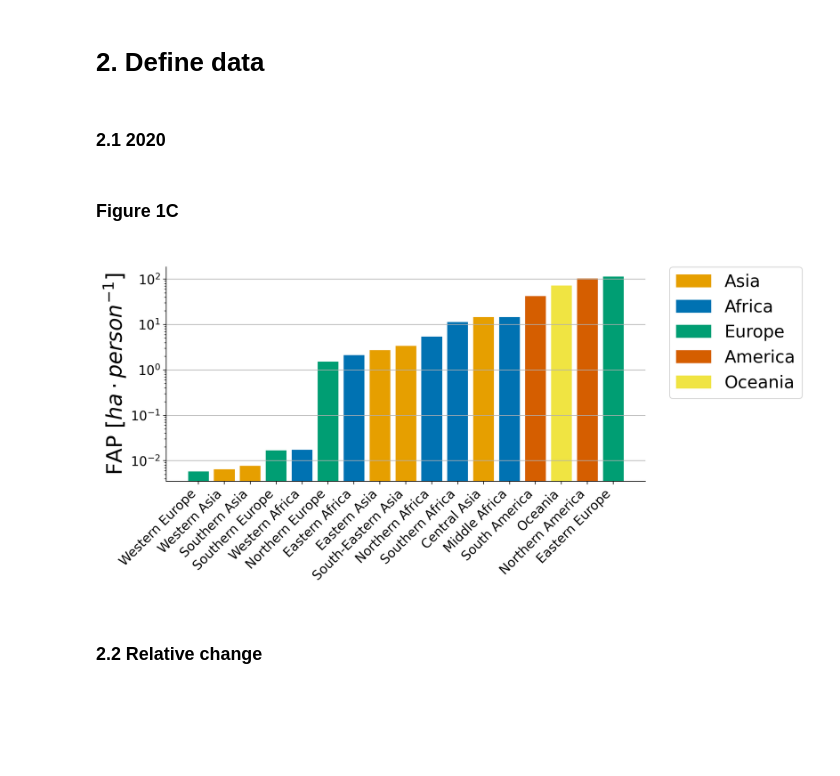
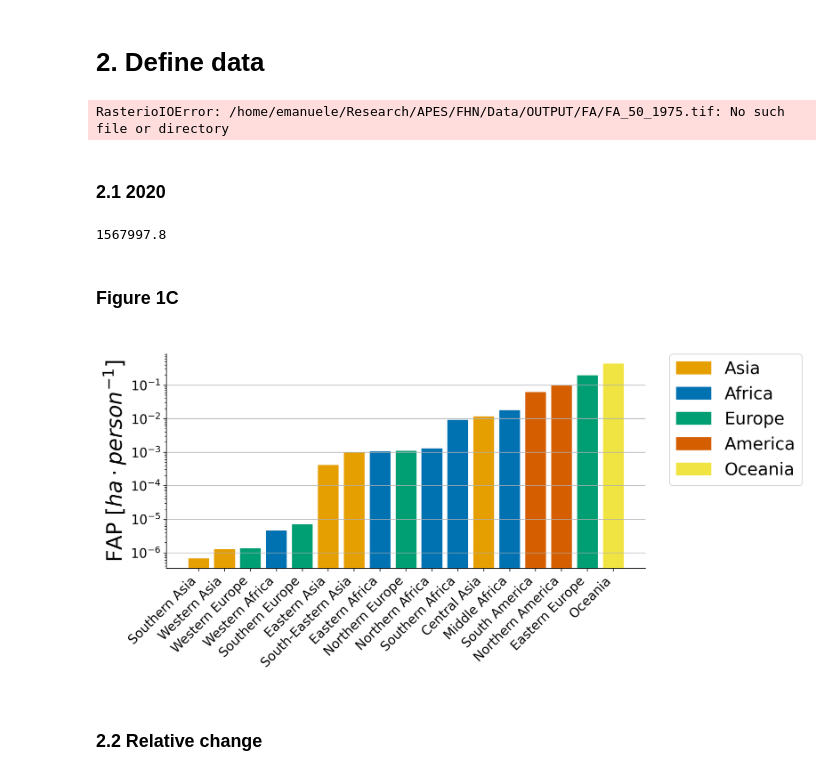
Before and after one commit to emanuelemassaro/Forest_Human_Nexus, a Jupyter notebook: Notebooks/Figure1_Bars_FAC.ipynb, the cells around one changed output. Drawn from its saved outputs; the diff is of its cells as text; code cells hidden in the pictures; blank space fills up the shorter version.

```diff
--- a/Notebooks/Figure1_Bars_FAC.ipynb
+++ b/Notebooks/Figure1_Bars_FAC.ipynb
@@ -35,38 +35,52 @@ gdf1 = gdf1.to_crs("ESRI:54009")
 # %% [markdown]
 # 2. Define data
 # %%
-PATHL = os.path.join(MAINPATH, 'Data/OUTPUT/FAC/FAC_{window}_{year}.tif')
+PATHL = os.path.join(MAINPATH, 'Data/OUTPUT/FA/FA_{window}_{year}.tif')
 dfData = return_df(PATHL, gdf1)
+
+
+PATHL = os.path.join(MAINPATH, 'Data/OUTPUT/POP/POP_{window}_{year}.tif')
+dfData1 = return_df(PATHL, gdf1)
+# %% [output]
+RasterioIOError: /home/emanuele/Research/APES/FHN/Data/OUTPUT/FA/FA_50_1975.tif: No such file or directory
 # %% [markdown]
 ### 2.1 2020
 # %%
 dfData2020 = dfData[dfData['year']==2020].reset_index(drop=True)
-dfData2020 = dfData2020.sort_values(by='mean').reset_index(drop=True)
-colors = dfData2020['region'].map(REGION_TO_CONTINENT).map(CONTINENT_COLORS)
-#dfData2020['median'] = dfData2020['median']*100
+dfData20201 = dfData1[dfData1['year']==2020].reset_index(drop=True)
+dfData2020['population'] = dfData20201['sum']
+dfData2020['FAP'] = dfData2020['sum'] / dfData2020['population']
+# %%
+dfData2020['sum'].sum()
+# %% [output]
+1567997.8
+# %%
+dfData2020 = dfData2020.sort_values(by='FAP').reset_index(drop=True)
+colors = dfData2020['region'].map(REGION_TO_CONTINENT).map(CONTINENT_COLORS)
+dfData2020['FAP'] = dfData2020['FAP']*100 ## from km2 to ha
 # %% [markdown]
 ### Figure 1C
 # %%
 # Plotting the bar plot
 f, ax = plt.subplots(figsize=(10, 4.5))
 ax = set_font(ax, 15)
-plt.bar(dfData2020['region'], dfData2020['mean'], color=colors)
+plt.bar(dfData2020['region'], c, color=colors)
 # Adding labels and title
 plt.xlabel(' ')
 plt.ylabel('FAP '+r'$[ha \cdot person^{-1}]$', size=25)
 plt.title(' ', size=16)
 plt.xticks(rotation=90, ha='right')
 plt.grid(axis='y')
 ax.spines['right'].set_visible(False)
 ax.spines['top'].set_visible(False)
 # Creating legend patches
 patches = [mpatches.Patch(color=color, label=continent) for continent, color in CONTINENT_COLORS.items()]
 # Adding the legend outside the plot
 plt.legend(handles=patches, bbox_to_anchor=(1.05, 1), loc='upper left', borderaxespad=0., fontsize=20)
 plt.xticks(rotation=45, ha='right');
 ax.set_yscale('log')
 # %% [output]
-[figure, old version]
+[figure, new version]
 # %%
 # Save Figure 1C
 fout = '../Figures/Figure1C.pdf'
```
Also changed, not shown: parts of 14 cells of this notebook, 3 other files.
